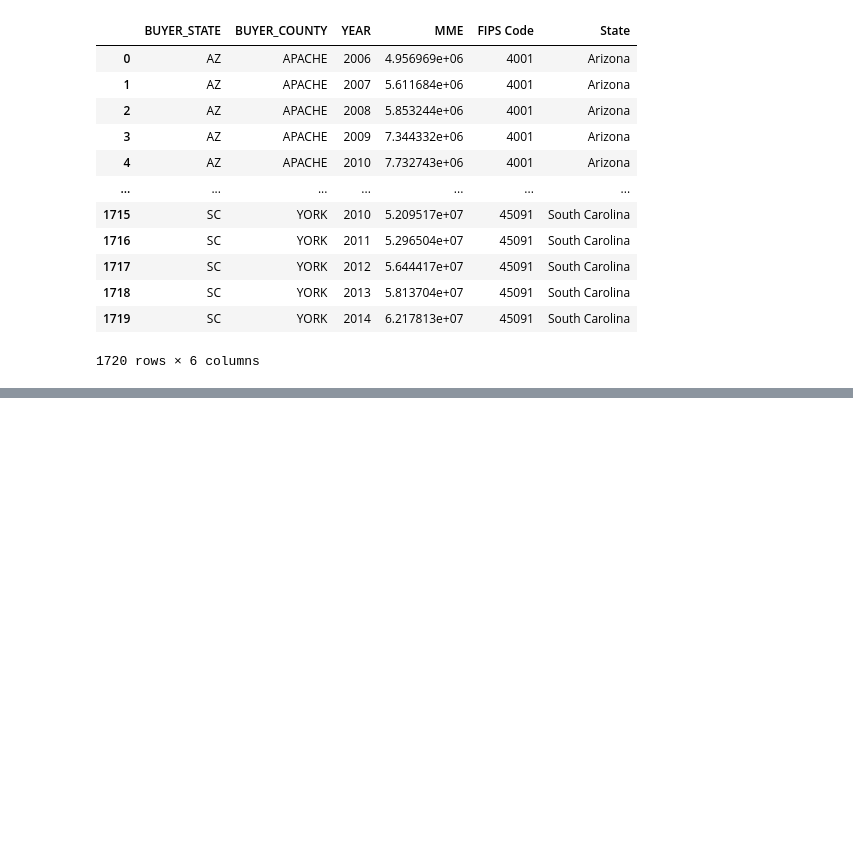
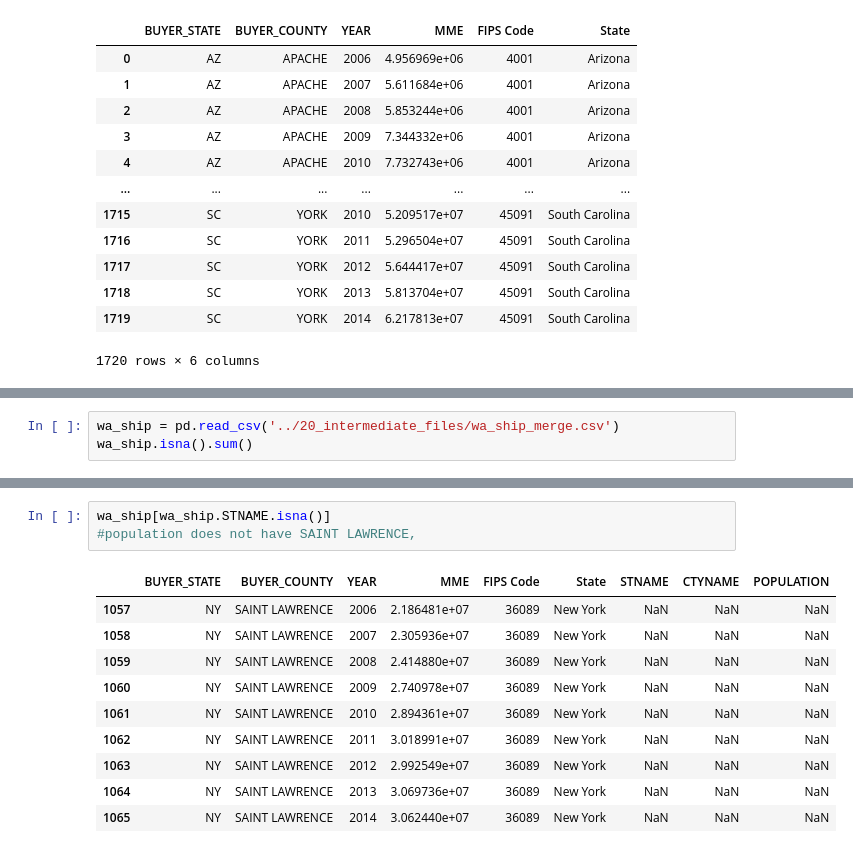
Before and after one commit to YZhu0225/Estimating-the-Impact-of-Opioid-Control-Policies, a Jupyter notebook: 10_code/merge_shipment.ipynb, the cells around one changed output, grey strips where cells are left out. Drawn from its saved outputs; the diff is of its cells as text; blank space fills up the shorter version.

Commit message:
merged ship, pop and fips - found missing vals

```diff
--- a/10_code/merge_shipment.ipynb
+++ b/10_code/merge_shipment.ipynb
@@ -160,0 +221,3 @@ fl_ship_pop = fl_ship_fips.merge(fl_df_pop, how='left', left_on=['State', 'BUYER
+# %%
+wa_ship = pd.read_csv('../20_intermediate_files/wa_ship_merge.csv')
+wa_ship.isna().sum()
@@ -160,0 +267,14 @@ fl_ship_pop = fl_ship_fips.merge(fl_df_pop, how='left', left_on=['State', 'BUYER
+# %%
+wa_ship[wa_ship.STNAME.isna()]
+#population does not have SAINT LAWRENCE,
+# %% [output]
+|  | BUYER_STATE | BUYER_COUNTY | YEAR | MME | FIPS Code | State | STNAME | CTYNAME | POPULATION |
+| 1057 | NY | SAINT LAWRENCE | 2006 | 2.186481e+07 | 36089 | New York | NaN | NaN | NaN |
+| 1058 | NY | SAINT LAWRENCE | 2007 | 2.305936e+07 | 36089 | New York | NaN | NaN | NaN |
+| 1059 | NY | SAINT LAWRENCE | 2008 | 2.414880e+07 | 36089 | New York | NaN | NaN | NaN |
+| 1060 | NY | SAINT LAWRENCE | 2009 | 2.740978e+07 | 36089 | New York | NaN | NaN | NaN |
+| 1061 | NY | SAINT LAWRENCE | 2010 | 2.894361e+07 | 36089 | New York | NaN | NaN | NaN |
+| 1062 | NY | SAINT LAWRENCE | 2011 | 3.018991e+07 | 36089 | New York | NaN | NaN | NaN |
+| 1063 | NY | SAINT LAWRENCE | 2012 | 2.992549e+07 | 36089 | New York | NaN | NaN | NaN |
+| 1064 | NY | SAINT LAWRENCE | 2013 | 3.069736e+07 | 36089 | New York | NaN | NaN | NaN |
+| 1065 | NY | SAINT LAWRENCE | 2014 | 3.062440e+07 | 36089 | New York | NaN | NaN | NaN |
```
Also changed, not shown: parts of 13 cells of this notebook, 4 other files.
